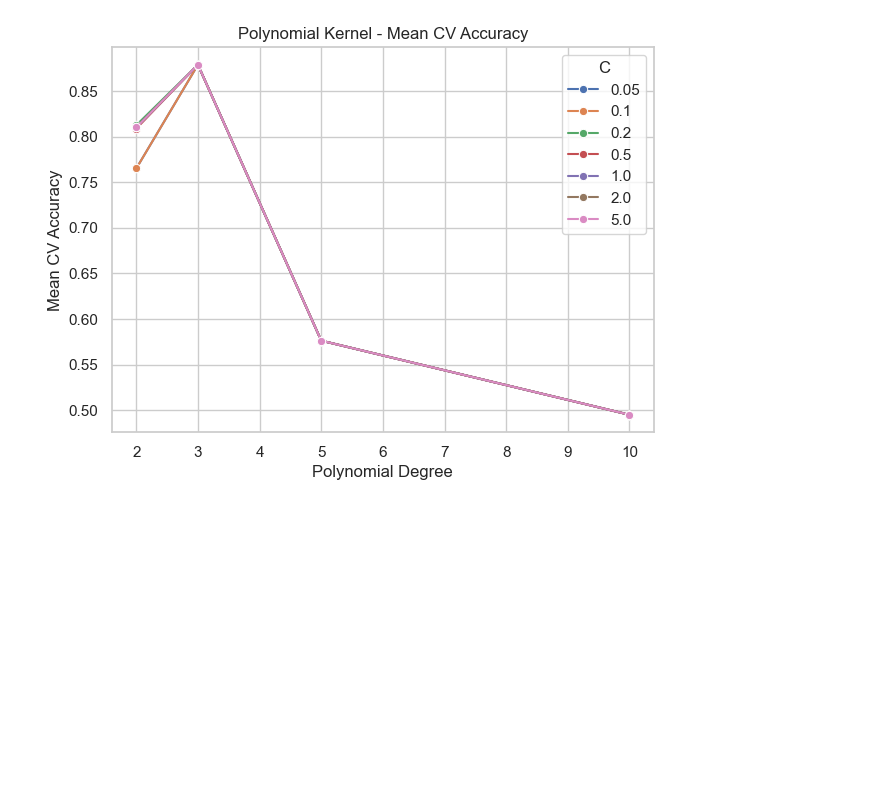
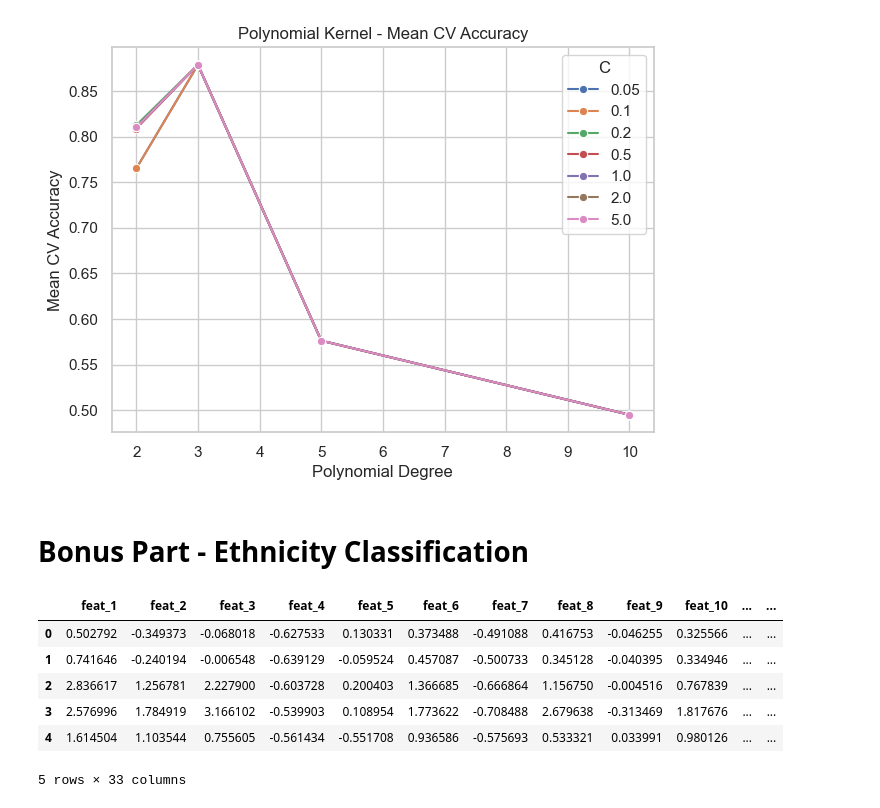
Before and after one commit to gheb02/Optimization-Methods-for-Data-Science, a Jupyter notebook: SVM_part.ipynb, the cells around one changed output. Cells and saved outputs as stored; diff of their text form; code cells hidden in the pictures; blank space fills up the shorter version.

Commit message:
Bonus part almost done

```diff
--- a/SVM_part.ipynb
+++ b/SVM_part.ipynb
@@ -1278,3 +1319,5 @@ if not poly_df.empty:
     plt.show()
 # %% [output]
 [figure]
+# %% [markdown]
+# Bonus Part - Ethnicity Classification
@@ -1280,0 +1326,10 @@ if not poly_df.empty:
+# %%
+df_2.head()
+# %% [output]
+|  | feat_1 | feat_2 | feat_3 | feat_4 | feat_5 | feat_6 | feat_7 | feat_8 | feat_9 | feat_10 | ... | ... |
+| 0 | 0.502792 | -0.349373 | -0.068018 | -0.627533 | 0.130331 | 0.373488 | -0.491088 | 0.416753 | -0.046255 | 0.325566 | ... | ... |
+| 1 | 0.741646 | -0.240194 | -0.006548 | -0.639129 | -0.059524 | 0.457087 | -0.500733 | 0.345128 | -0.040395 | 0.334946 | ... | ... |
+| 2 | 2.836617 | 1.256781 | 2.227900 | -0.603728 | 0.200403 | 1.366685 | -0.666864 | 1.156750 | -0.004516 | 0.767839 | ... | ... |
+| 3 | 2.576996 | 1.784919 | 3.166102 | -0.539903 | 0.108954 | 1.773622 | -0.708488 | 2.679638 | -0.313469 | 1.817676 | ... | ... |
+| 4 | 1.614504 | 1.103544 | 0.755605 | -0.561434 | -0.551708 | 0.936586 | -0.575693 | 0.533321 | 0.033991 | 0.980126 | ... | ... |
+5 rows × 33 columns
```
Also changed, not shown: parts of 16 cells of this notebook, 1 other file.
